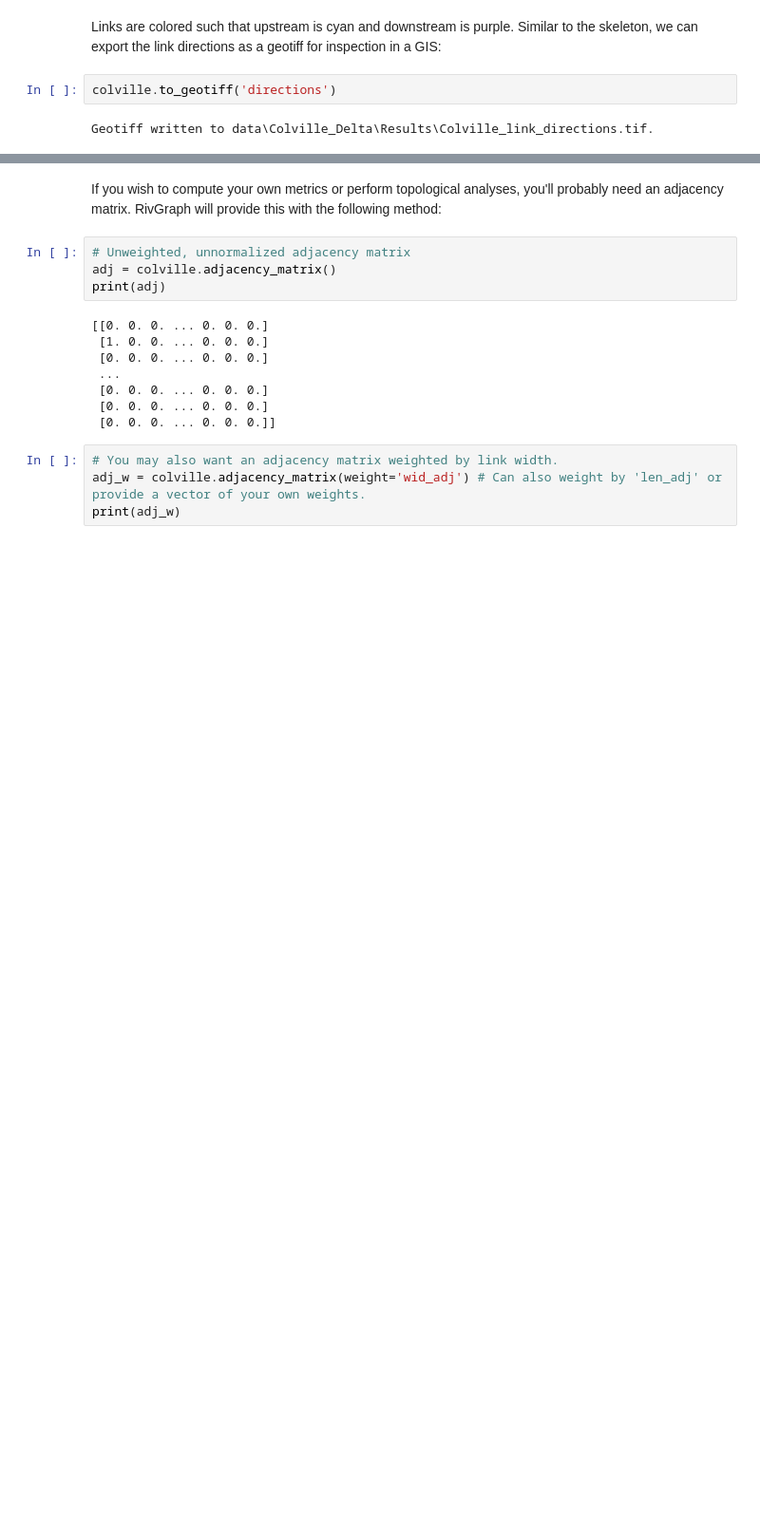
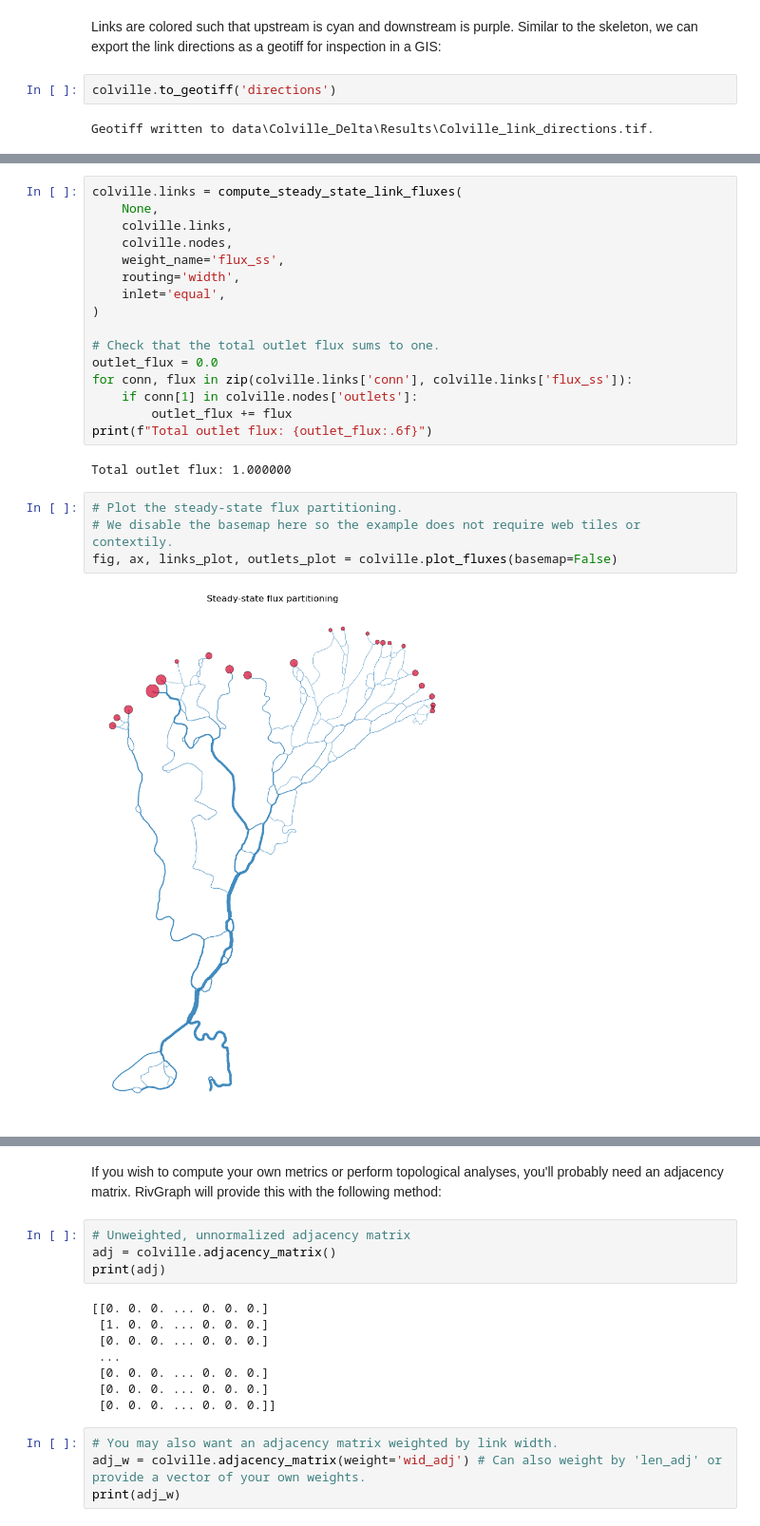
Before and after one commit to VeinsOfTheEarth/RivGraph, a Jupyter notebook: examples/delta_example.ipynb, the cells around one changed output, grey strips where cells are left out. Shown at 95% size. Cells and saved outputs as stored; diff of their text form; blank space fills up the shorter version.

```diff
--- a/examples/delta_example.ipynb
+++ b/examples/delta_example.ipynb
@@ -226,0 +241,24 @@ dict_keys(['idx', 'conn', 'id', 'inlets', 'outlets', 'int_ang', 'jtype', 'width_
+# %%
+colville.links = compute_steady_state_link_fluxes(
+    None,
+    colville.links,
+    colville.nodes,
+    weight_name='flux_ss',
+    routing='width',
+    inlet='equal',
+)
+
+# Check that the total outlet flux sums to one.
+outlet_flux = 0.0
+for conn, flux in zip(colville.links['conn'], colville.links['flux_ss']):
+    if conn[1] in colville.nodes['outlets']:
+        outlet_flux += flux
+print(f"Total outlet flux: {outlet_flux:.6f}")
+# %% [output]
+Total outlet flux: 1.000000
+# %%
+# Plot the steady-state flux partitioning.
+# We disable the basemap here so the example does not require web tiles or contextily.
+fig, ax, links_plot, outlets_plot = colville.plot_fluxes(basemap=False)
+# %% [output]
+[figure, added]
```
Also changed, not shown: parts of 20 cells of this notebook, 25 other files.
